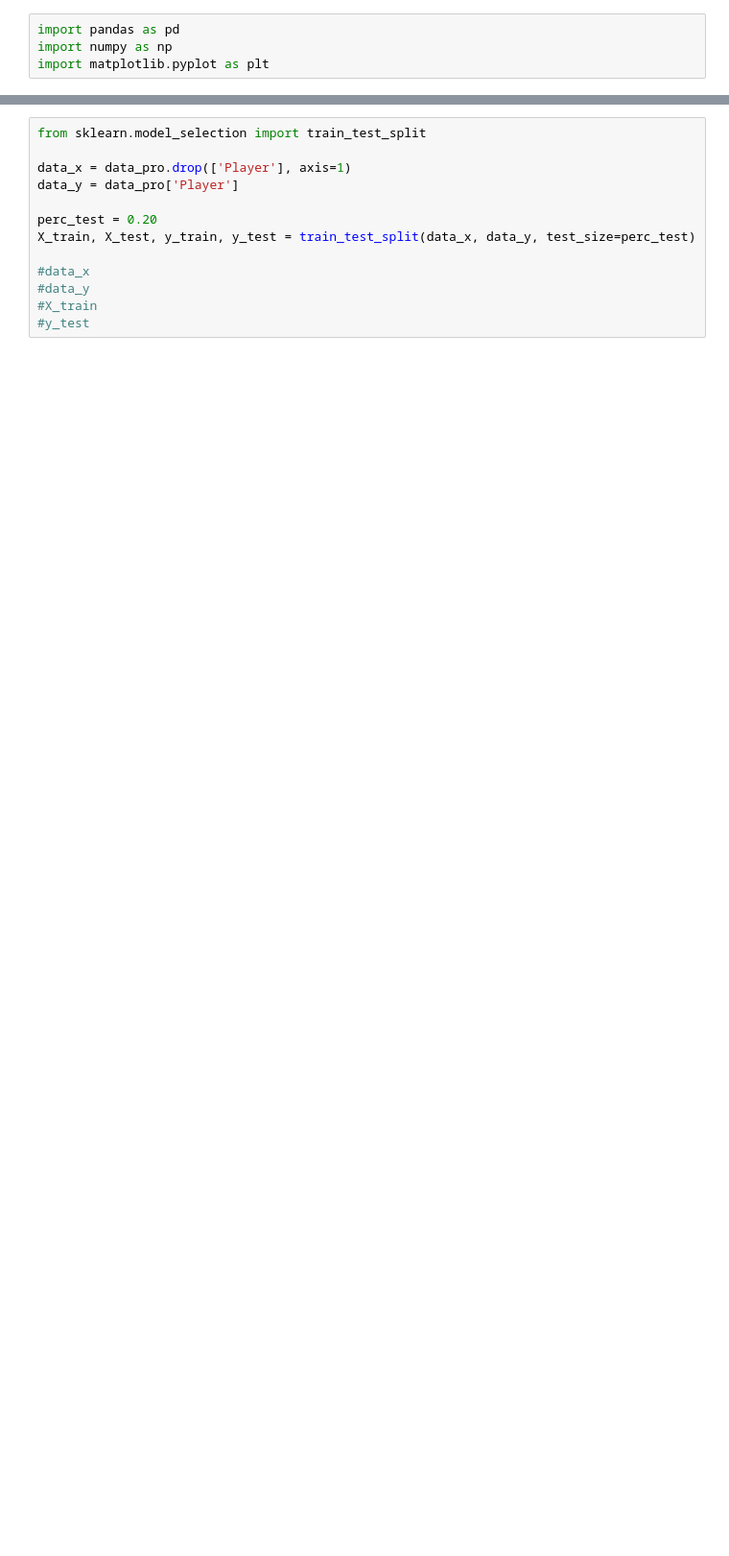
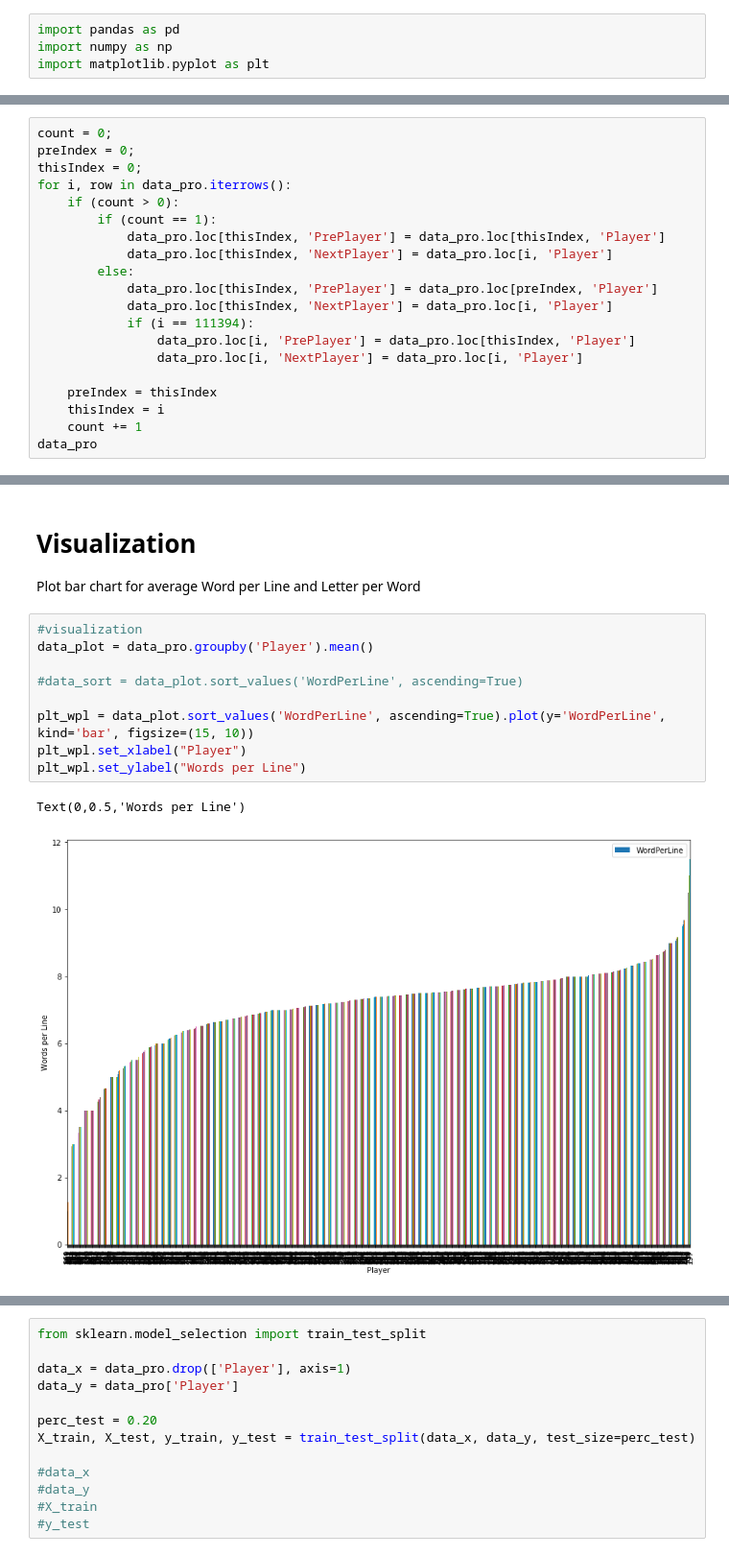
Before and after one commit to KaidongLi/ku731-p02-shakspear, a Jupyter notebook: p2.ipynb, the cells around one changed output, grey strips where cells are left out. Shown at 96% size. Saved outputs shown, nothing was run; the diff lists cells and outputs as text; blank space fills up the shorter version.

```diff
--- a/p2.ipynb
+++ b/p2.ipynb
@@ -92,0 +106,20 @@ data_pro
+# %%
+count = 0;
+preIndex = 0;
+thisIndex = 0;
+for i, row in data_pro.iterrows():
+    if (count > 0):
+        if (count == 1):
+            data_pro.loc[thisIndex, 'PrePlayer'] = data_pro.loc[thisIndex, 'Player']
+            data_pro.loc[thisIndex, 'NextPlayer'] = data_pro.loc[i, 'Player']
+        else:
+            data_pro.loc[thisIndex, 'PrePlayer'] = data_pro.loc[preIndex, 'Player']
+            data_pro.loc[thisIndex, 'NextPlayer'] = data_pro.loc[i, 'Player']
+            if (i == 111394):
+                data_pro.loc[i, 'PrePlayer'] = data_pro.loc[thisIndex, 'Player']
+                data_pro.loc[i, 'NextPlayer'] = data_pro.loc[i, 'Player']
+
+    preIndex = thisIndex
+    thisIndex = i
+    count += 1
+data_pro
@@ -92,0 +145,15 @@ data_pro
+# %% [markdown]
+# Visualization
+Plot bar chart for average Word per Line and Letter per Word
+# %%
+#visualization
+data_plot = data_pro.groupby('Player').mean()
+
+#data_sort = data_plot.sort_values('WordPerLine', ascending=True)
+
+plt_wpl = data_plot.sort_values('WordPerLine', ascending=True).plot(y='WordPerLine', kind='bar', figsize=(15, 10))
+plt_wpl.set_xlabel("Player")
+plt_wpl.set_ylabel("Words per Line")
+# %% [output]
+Text(0,0.5,'Words per Line')
+[figure, added]
```
Also changed, not shown: parts of 12 cells of this notebook, 1 other file.
